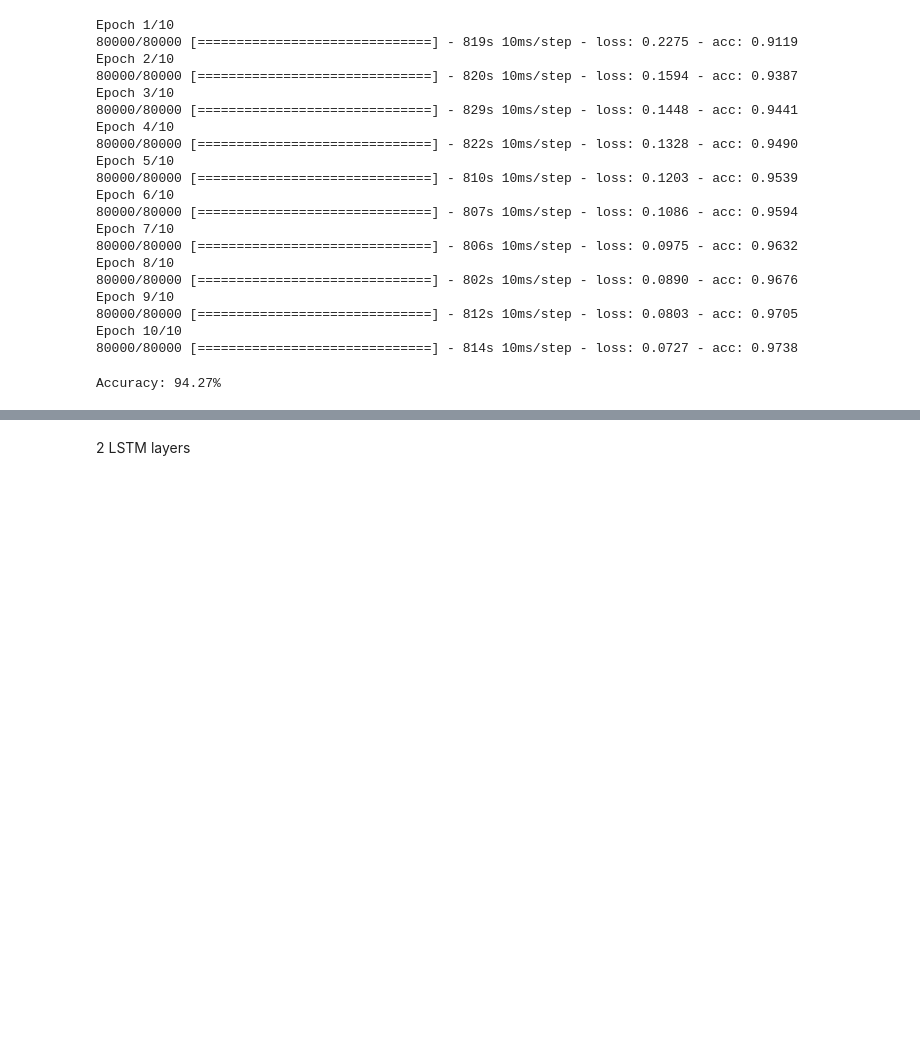
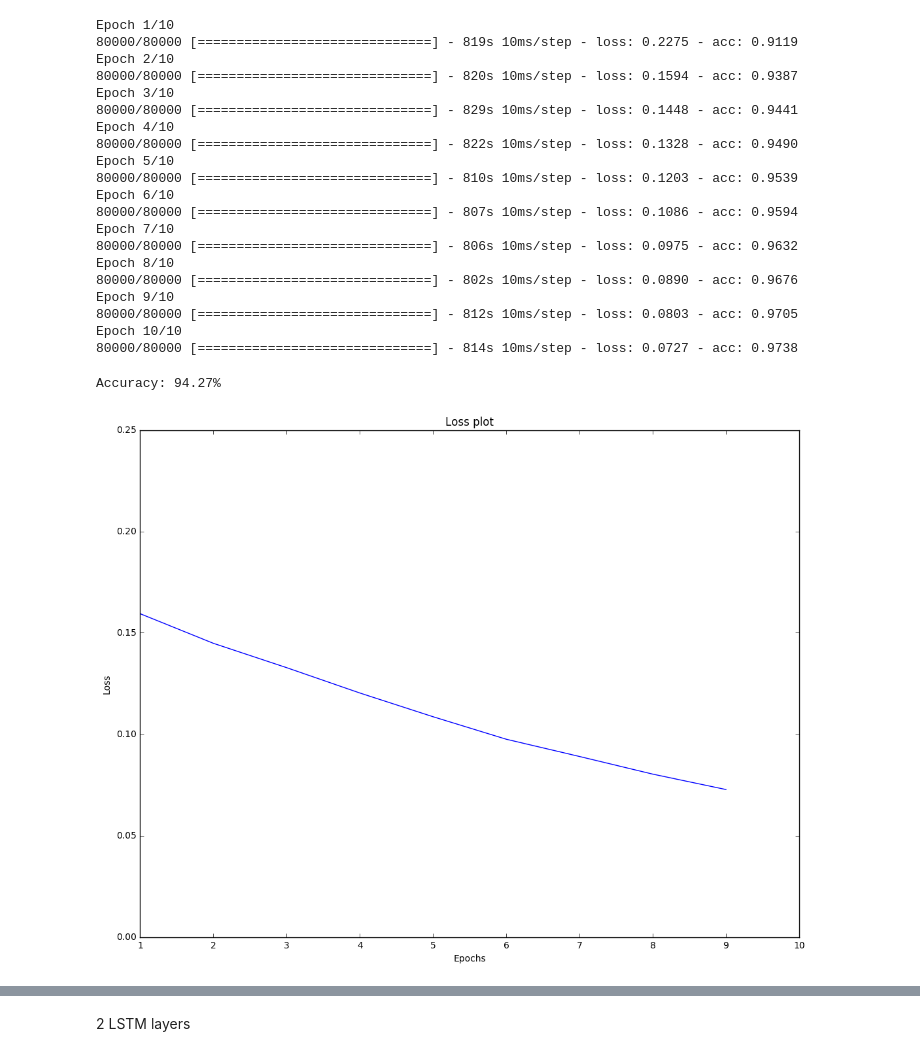
Before and after one commit to rajendrac3/Machine-Learning, a Jupyter notebook: Amazon_LSTM/Amazon_LSTM.ipynb, the cells around one changed output, grey strips where cells are left out. Saved outputs shown, nothing was run; the diff lists cells and outputs as text; code cells hidden in the pictures; blank space fills up the shorter version.

Commit message:
plotted error and accuracy graph of 2 layer LSTM

```diff
--- a/Amazon_LSTM/Amazon_LSTM.ipynb
+++ b/Amazon_LSTM/Amazon_LSTM.ipynb
@@ -580,3 +580,16 @@ import pickle
 file = open('1_layer_model', 'wb')
 pickle.dump(model,file)
 file.close()
+# %%
+import matplotlib.pyplot as plt
+vy = [0.2275, 0.1594, 0.1448, 0.1328, 0.1203, 0.1086, 0.0975, 0.0890, 0.0803, 0.0727]
+y = list(range(1, 10))
+plt.figure(figsize=(13, 10))
+plt.plot(vy)
+plt.title('Loss plot')
+plt.axis([1, 10, 0, 0.25])
+plt.ylabel('Loss')
+plt.xlabel('Epochs')
+plt.show()
+# %% [output]
+[figure, added]
```
Also changed, not shown: parts of 19 cells of this notebook, 1 other file.
